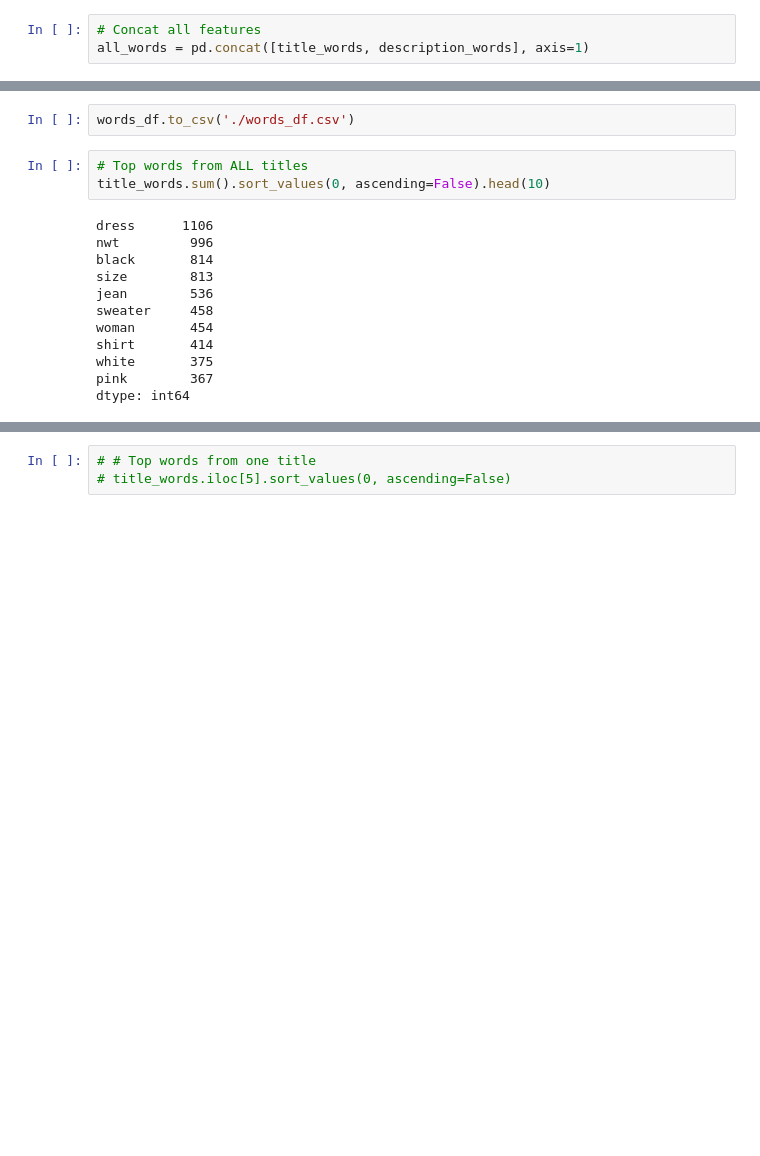
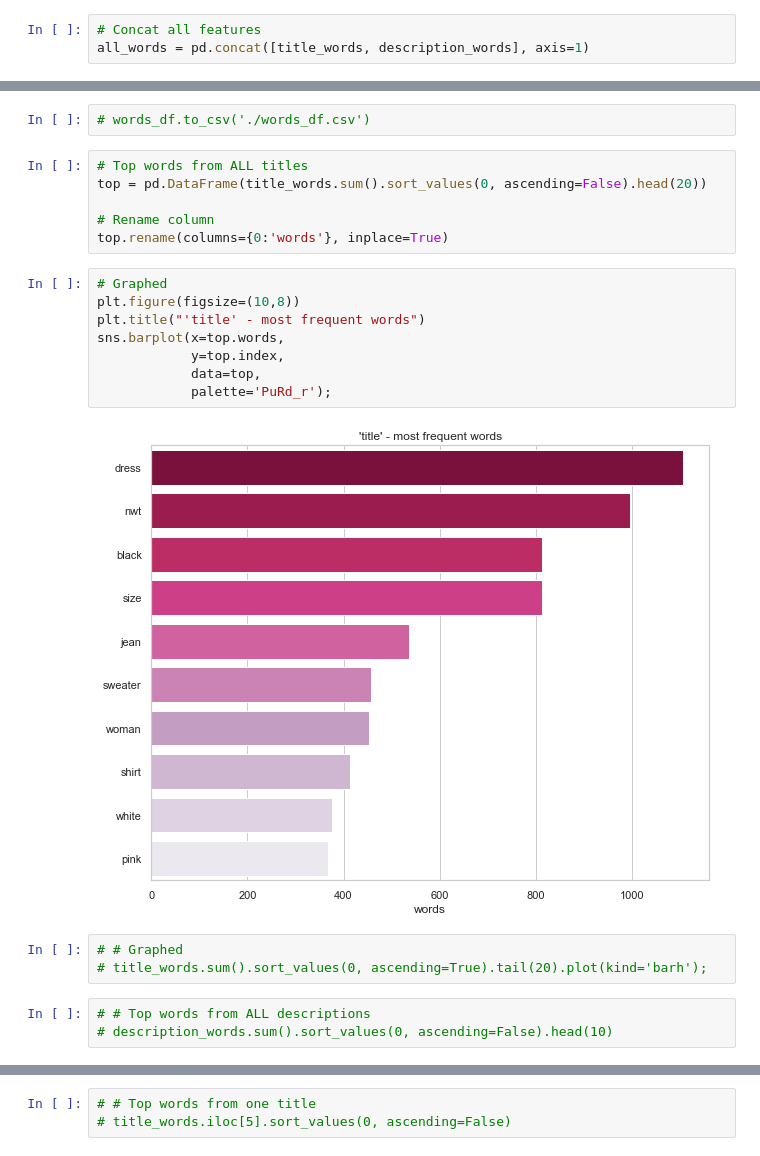
Before and after one commit to linnearose/Data-Science-Portfolio, a Jupyter notebook: Scraping Poshmark to Examine Language vs. Resale Value/3. language_data_cleaning_EDA.ipynb, the cells around one changed output, grey strips where cells are left out. Drawn from its saved outputs; the diff is of its cells as text; blank space fills up the shorter version.

```diff
--- a/Scraping Poshmark to Examine Language vs. Resale Value/3. language_data_cleaning_EDA.ipynb
+++ b/Scraping Poshmark to Examine Language vs. Resale Value/3. language_data_cleaning_EDA.ipynb
@@ -289,19 +299,26 @@ words_df = pd.concat([df, all_words], axis=1)
 # %%
-words_df.to_csv('./words_df.csv')
+# words_df.to_csv('./words_df.csv')
+# %%
+# Top words from ALL titles
+top = pd.DataFrame(title_words.sum().sort_values(0, ascending=False).head(20))
+
+# Rename column
+top.rename(columns={0:'words'}, inplace=True)
+# %%
+# Graphed
+plt.figure(figsize=(10,8))
+plt.title("'title' - most frequent words")
+sns.barplot(x=top.words,
+            y=top.index,
+            data=top,
+            palette='PuRd_r');
+# %% [output]
+[figure, added]
+# %%
+# # Graphed
+# title_words.sum().sort_values(0, ascending=True).tail(20).plot(kind='barh');
 # %%
-# Top words from ALL titles
-title_words.sum().sort_values(0, ascending=False).head(10)
+# # Top words from ALL descriptions
+# description_words.sum().sort_values(0, ascending=False).head(10)
-# %% [output]
-dress      1106
-nwt         996
-black       814
-size        813
-jean        536
-sweater     458
-woman       454
-shirt       414
-white       375
-pink        367
-dtype: int64
 # %%
 # Graphed
```
Also changed, not shown: parts of 11 cells of this notebook, 6 other files.
